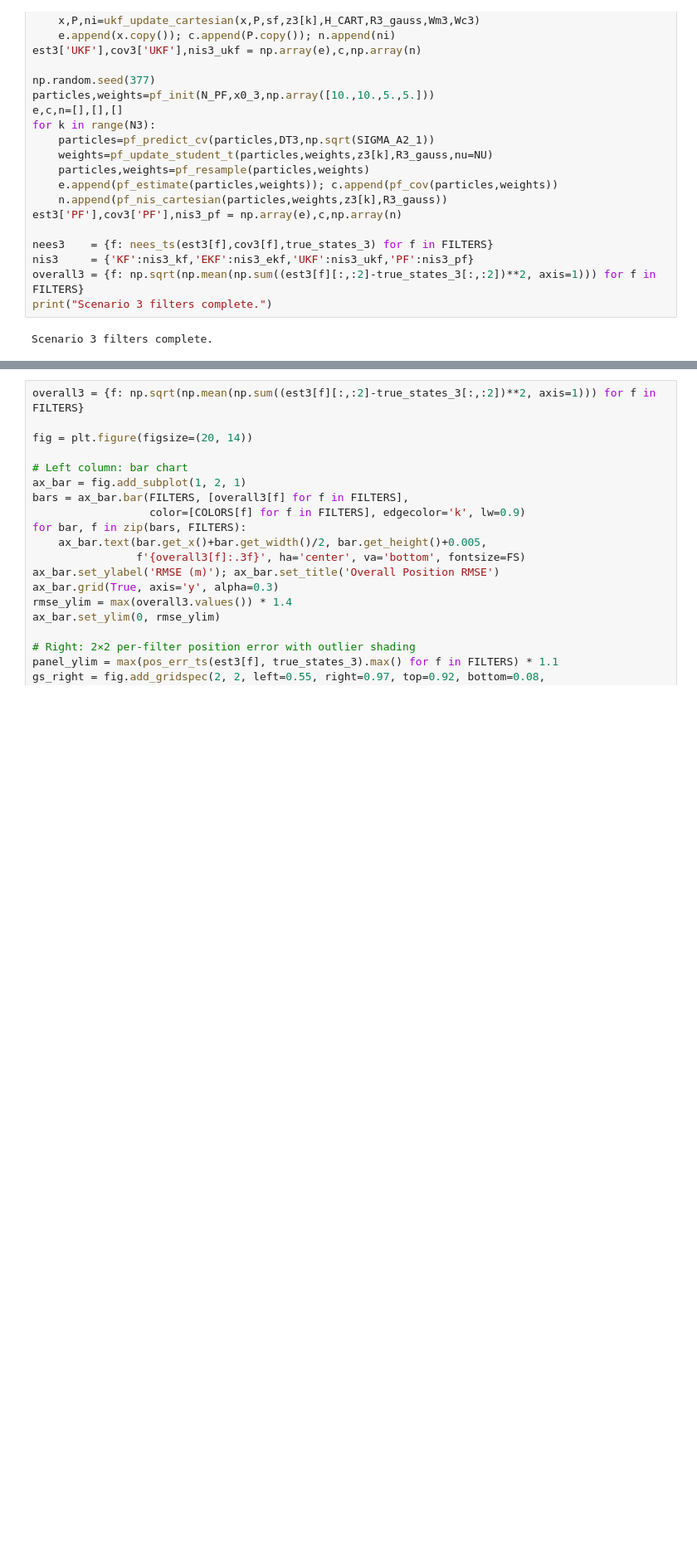
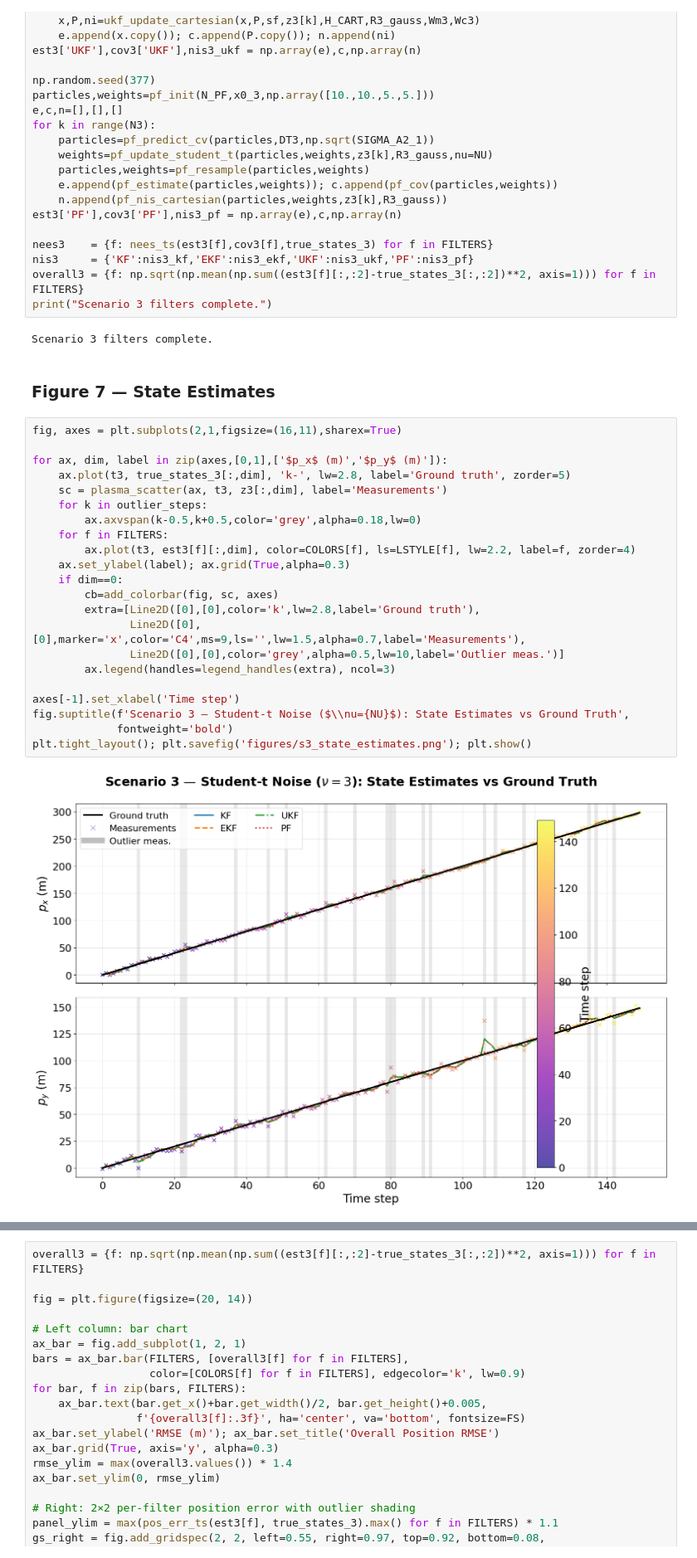
Before and after one commit to Moyin3/Dissertation, a Jupyter notebook: comparative_analysis.ipynb, the cells around one changed output, grey strips where cells are left out. Shown at 83% size. Drawn from its saved outputs; the diff is of its cells as text; blank space fills up the shorter version.

Commit message:
Add missing S3 state estimates and trajectory plots
Co-Authored-By: Claude Sonnet 4.6 <noreply@anthropic.com>

```diff
--- a/comparative_analysis.ipynb
+++ b/comparative_analysis.ipynb
@@ -758,3 +758,29 @@ overall3 = {f: np.sqrt(np.mean(np.sum((est3[f][:,:2]-true_states_3[:,:2])**2, ax
 print("Scenario 3 filters complete.")
 # %% [output]
 Scenario 3 filters complete.
+# %% [markdown]
+### Figure 7 — State Estimates
+# %%
+fig, axes = plt.subplots(2,1,figsize=(16,11),sharex=True)
+
+for ax, dim, label in zip(axes,[0,1],['$p_x$ (m)','$p_y$ (m)']):
+    ax.plot(t3, true_states_3[:,dim], 'k-', lw=2.8, label='Ground truth', zorder=5)
+    sc = plasma_scatter(ax, t3, z3[:,dim], label='Measurements')
+    for k in outlier_steps:
+        ax.axvspan(k-0.5,k+0.5,color='grey',alpha=0.18,lw=0)
+    for f in FILTERS:
+        ax.plot(t3, est3[f][:,dim], color=COLORS[f], ls=LSTYLE[f], lw=2.2, label=f, zorder=4)
+    ax.set_ylabel(label); ax.grid(True,alpha=0.3)
+    if dim==0:
+        cb=add_colorbar(fig, sc, axes)
+        extra=[Line2D([0],[0],color='k',lw=2.8,label='Ground truth'),
+               Line2D([0],[0],marker='x',color='C4',ms=9,ls='',lw=1.5,alpha=0.7,label='Measurements'),
+               Line2D([0],[0],color='grey',alpha=0.5,lw=10,label='Outlier meas.')]
+        ax.legend(handles=legend_handles(extra), ncol=3)
+
+axes[-1].set_xlabel('Time step')
+fig.suptitle(f'Scenario 3 — Student-t Noise ($\\nu={NU}$): State Estimates vs Ground Truth',
+             fontweight='bold')
+plt.tight_layout(); plt.savefig('figures/s3_state_estimates.png'); plt.show()
+# %% [output]
+[figure, added]
```
Also changed, not shown: parts of 4 cells of this notebook, 2 other files.
